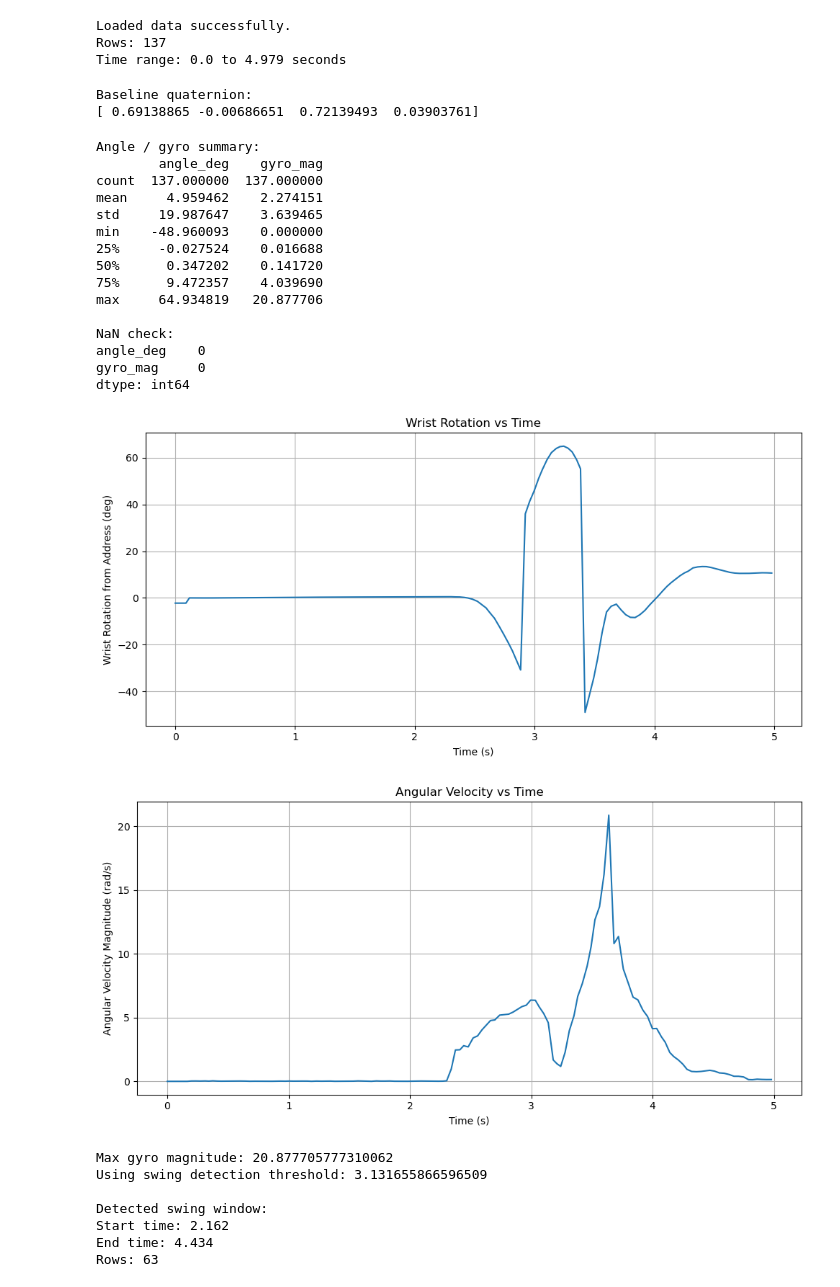
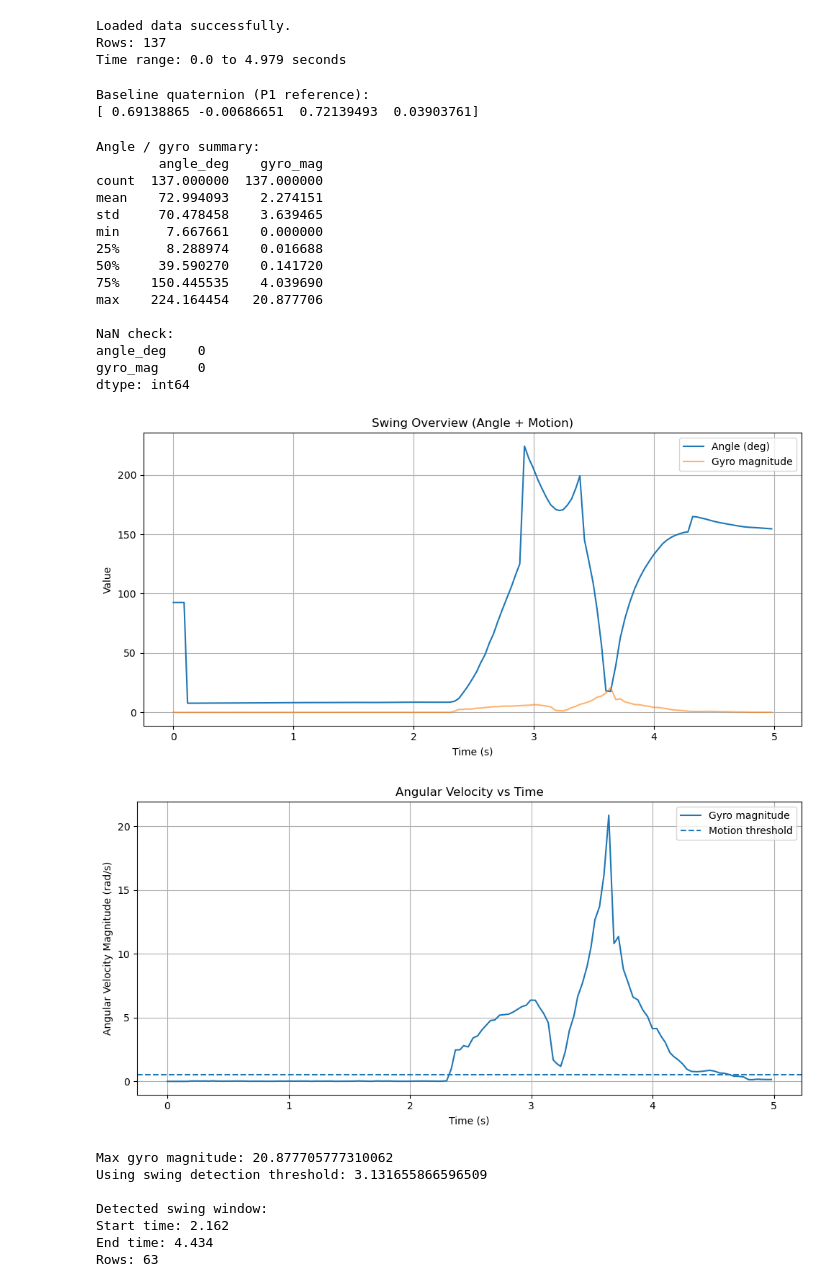
Before and after one commit to spearsbr/396-398_CSV_Visual_Swing, a Jupyter notebook: Graph_Swing_Trial.ipynb, the cells around one changed output. Drawn from its saved outputs; the diff is of its cells as text; code cells hidden in the pictures.

```diff
--- a/Graph_Swing_Trial.ipynb
+++ b/Graph_Swing_Trial.ipynb
@@ -60,7 +56,8 @@ def haptic_level(error_deg):
 # %%
 # Step 1: Load CSV
 
-df = pd.read_csv("TennisBall.csv")
+csv_file = "TennisBall.csv"
+df = pd.read_csv(csv_file)
 
 # Clean column names just in case
 df.columns = [c.strip() for c in df.columns]
@@ -78,7 +75,7 @@ for col in required_cols:
 df = df.dropna(subset=required_cols).reset_index(drop=True)
 
 if len(df) == 0:
-    raise ValueError("No valid data rows found in swing_data.csv")
+    raise ValueError(f"No valid data rows found in {csv_file}")
 
 # Time in seconds from start
 df["time_s"] = (df["timestamp_ms"] - df["timestamp_ms"].iloc[0]) / 1000.0
@@ -93,12 +90,16 @@ Time range: 0.0 to 4.979 seconds
 # %%
 # Step 2: Establish baseline from address
 
-# Assumes first 2 seconds are still at address
+# Use low-motion region to define P1 (address)
 
-baseline_df = df[df["time_s"] <= 2.0].copy()
+motion_threshold = 0.5  # rad/s (tune this)
+
+df["gyro_mag"] = np.sqrt(df["gx"]**2 + df["gy"]**2 + df["gz"]**2)
+
+baseline_df = df[(df["time_s"] <= 2.0) & (df["gyro_mag"] < motion_threshold)].copy()
 
 if len(baseline_df) == 0:
-    raise ValueError("No baseline data found in first 2.0 seconds.")
+    raise ValueError("No stable baseline data found in first 2.0 seconds.")
 
 q0 = normalize_quat([
     baseline_df["qw"].mean(),
@@ -107,9 +108,9 @@ q0 = normalize_quat([
     baseline_df["qz"].mean()
 ])
 
-print("\nBaseline quaternion:")
+print("\nBaseline quaternion (P1 reference):")
 print(q0)
 # %% [output]
-Baseline quaternion:
+Baseline quaternion (P1 reference):
 [ 0.69138865 -0.00686651  0.72139493  0.03903761]
 # %%
@@ -130,9 +131,9 @@ df["rx"] = relative_quats[:, 1]
 df["ry"] = relative_quats[:, 2]
 df["rz"] = relative_quats[:, 3]
 # %%
-# Step 4: Compute total rotation angle
+# Step 4: Compute total rotation angle (relative to P1)
 
-df["angle_rad"] = np.arcsin(np.clip(df["rz"], -1.0, 1.0))
+df["angle_rad"] = 2 * np.arccos(np.clip(df["rw"], -1.0, 1.0))
 df["angle_deg"] = np.degrees(df["angle_rad"])
 
 # Step 5: Compute angular velocity magnitude
@@ -148,13 +149,13 @@ print(df[["angle_deg", "gyro_mag"]].isna().sum())
 Angle / gyro summary:
         angle_deg    gyro_mag
 count  137.000000  137.000000
-mean     4.959462    2.274151
-std     19.987647    3.639465
-min    -48.960093    0.000000
-25%     -0.027524    0.016688
-50%      0.347202    0.141720
-75%      9.472357    4.039690
-max     64.934819   20.877706
+mean    72.994093    2.274151
+std     70.478458    3.639465
+min      7.667661    0.000000
+25%      8.288974    0.016688
+50%     39.590270    0.141720
+75%    150.445535    4.039690
+max    224.164454   20.877706
 
 NaN check:
 angle_deg    0
@@ -163,29 +164,38 @@ dtype: int64
 # %%
 # Step 6: Plot full-session angle vs time
 
 plt.figure(figsize=(10, 5))
-plt.plot(df["time_s"], df["angle_deg"])
+
+plt.plot(df["time_s"], df["angle_deg"], label="Angle (deg)")
+plt.plot(df["time_s"], df["gyro_mag"], label="Gyro magnitude", alpha=0.6)
+
 plt.xlabel("Time (s)")
-plt.ylabel("Wrist Rotation from Address (deg)")
-plt.title("Wrist Rotation vs Time")
+plt.ylabel("Value")
+plt.title("Swing Overview (Angle + Motion)")
+plt.legend()
 plt.grid(True)
 plt.tight_layout()
 plt.show()
 # %% [output]
-[figure, old version]
+[figure, new version]
 # %%
 # Step 7: Plot full-session angular velocity vs time
 
+motion_threshold = 0.5  # same as earlier (tune this)
+
 plt.figure(figsize=(10, 5))
-plt.plot(df["time_s"], df["gyro_mag"])
+plt.plot(df["time_s"], df["gyro_mag"], label="Gyro magnitude")
+plt.axhline(motion_threshold, linestyle="--", label="Motion threshold")
+
 plt.xlabel("Time (s)")
 plt.ylabel("Angular Velocity Magnitude (rad/s)")
 plt.title("Angular Velocity vs Time")
+plt.legend()
 plt.grid(True)
 plt.tight_layout()
 plt.show()
 # %% [output]
-[figure, old version]
+[figure, new version]
 # %%
 # Step 8: Detect swing automatically
 
```
Also changed, not shown: parts of 8 cells of this notebook.
